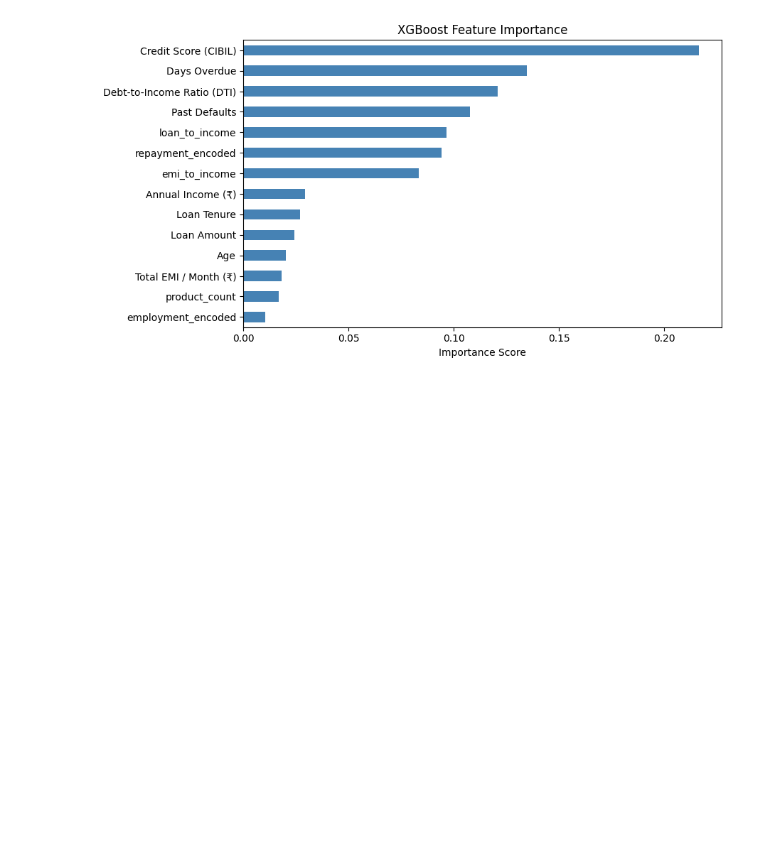
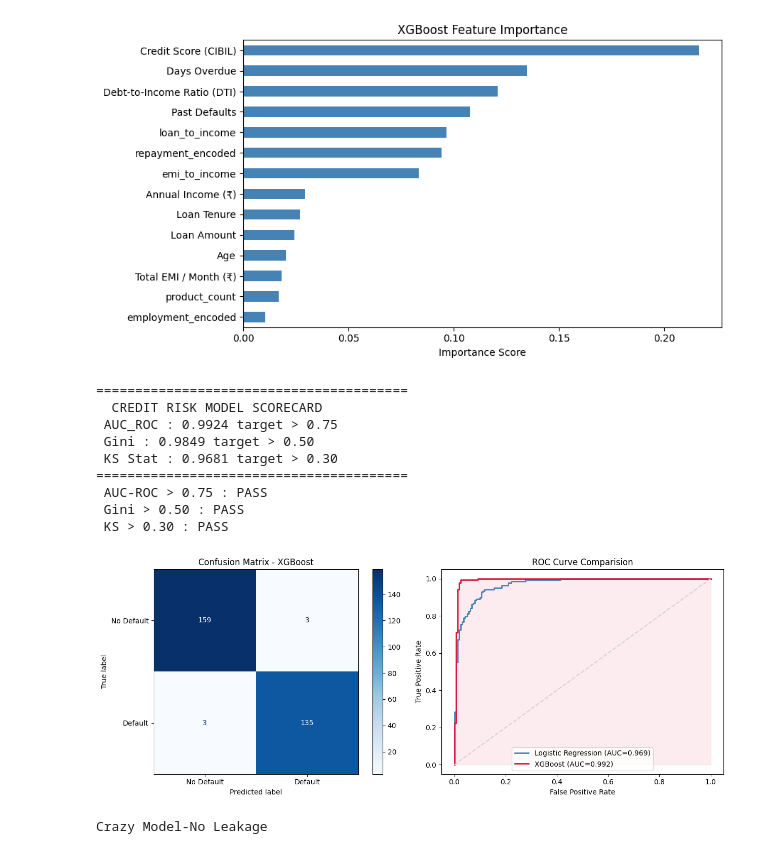
Before and after one commit to Pj1769/Credit_risk, a Jupyter notebook: credit_risk.ipynb, the cells around one changed output. Drawn from its saved outputs; the diff is of its cells as text; code cells hidden in the pictures; blank space fills up the shorter version.

```diff
--- a/credit_risk.ipynb
+++ b/credit_risk.ipynb
@@ -112,3 +257,64 @@ Improvement : +0.0239
    macro avg       0.98      0.98      0.98       300
 weighted avg       0.98      0.98      0.98       300
 [figure]
+# %%
+from sklearn.metrics import ConfusionMatrixDisplay
+auc= roc_auc_score(Y_test, xgb_probs)
+gini = 2 *auc - 1
+fpr, tpr, thresholds = roc_curve(Y_test, xgb_probs)
+ks_stat = np.max(tpr - fpr)
+print("=" * 40)
+print("  CREDIT RISK MODEL SCORECARD")
+print(f" AUC_ROC : {auc:.4f} target > 0.75")
+print(f" Gini : {gini:.4f} target > 0.50")
+print(f" KS Stat : {ks_stat:.4f} target > 0.30")
+print("=" * 40)
+checks = {
+    'AUC-ROC > 0.75' : auc > 0.75,
+    'Gini > 0.50' : gini > 0.50,
+    'KS > 0.30' : ks_stat > 0.30
+}
+
+for check, passed in checks.items() :
+    status = "PASS" if passed else "FAIL - Needs Tuning"
+    print(f" {check} : {status}")
+
+fig, axes = plt.subplots(1, 2, figsize=(13, 5))
+ConfusionMatrixDisplay.from_estimator(
+    xgb_model, X_test, Y_test,
+    display_labels=['No Default', 'Default'],
+    cmap='Blues', ax=axes[0]
+)
+axes[0].set_title('Confusion Matrix - XGBoost')
+fpr_lr2, tpr_lr2, _ = roc_curve(Y_test, lr_probs)
+axes[1].plot(fpr_lr2, tpr_lr2, color='steelblue' , lw=2,
+             label=f'Logistic Regression (AUC={lr_auc:.3f})')
+axes[1].plot(fpr, tpr, color='crimson', lw=2,
+             label=f'XGBoost (AUC={auc:.3f})')
+axes[1].fill_between(fpr, tpr, alpha=0.08, color='crimson')
+axes[1].plot([0, 1], [0, 1], '--', color='lightgray')
+axes[1].set_xlabel('False Positive Rate')
+axes[1].set_ylabel('True Positive Rate')
+axes[1].set_title('ROC Curve Comparision')
+axes[1].legend()
+plt.tight_layout()
+plt.show()
+# %% [output]
+========================================
+  CREDIT RISK MODEL SCORECARD
+ AUC_ROC : 0.9924 target > 0.75
+ Gini : 0.9849 target > 0.50
+ KS Stat : 0.9681 target > 0.30
+========================================
+ AUC-ROC > 0.75 : PASS
+ Gini > 0.50 : PASS
+ KS > 0.30 : PASS
+[figure, added]
+# %%
+feat_imp = pd.Series(xgb_model.feature_importances_, index=feature_cols)
+if feat_imp.max() > 0.60 :
+    print("\nData Leakage")
+else :
+    print("\nCrazy Model-No Leakage")
+# %% [output]
+Crazy Model-No Leakage
```
Also changed, not shown: parts of 8 cells of this notebook, 7 other files.
